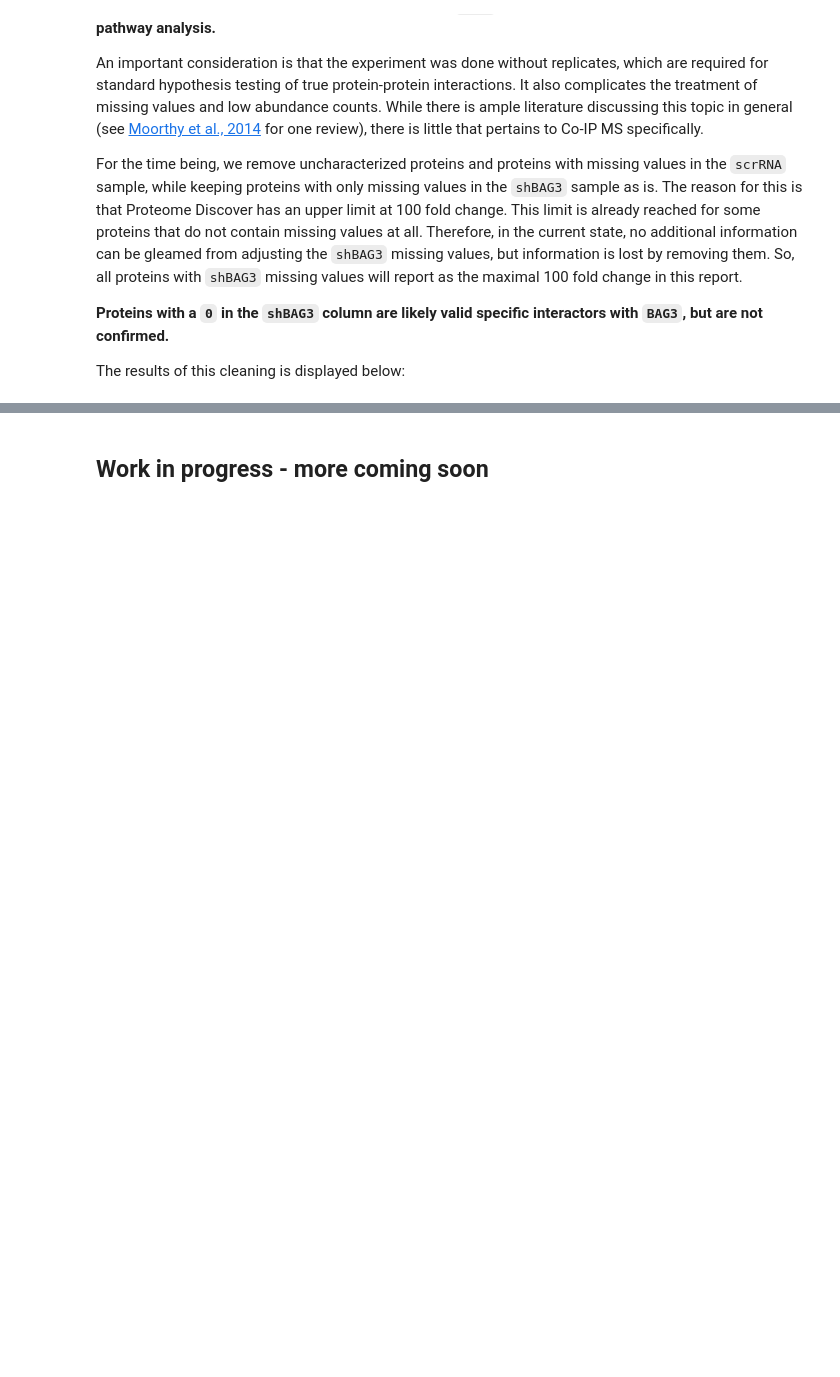
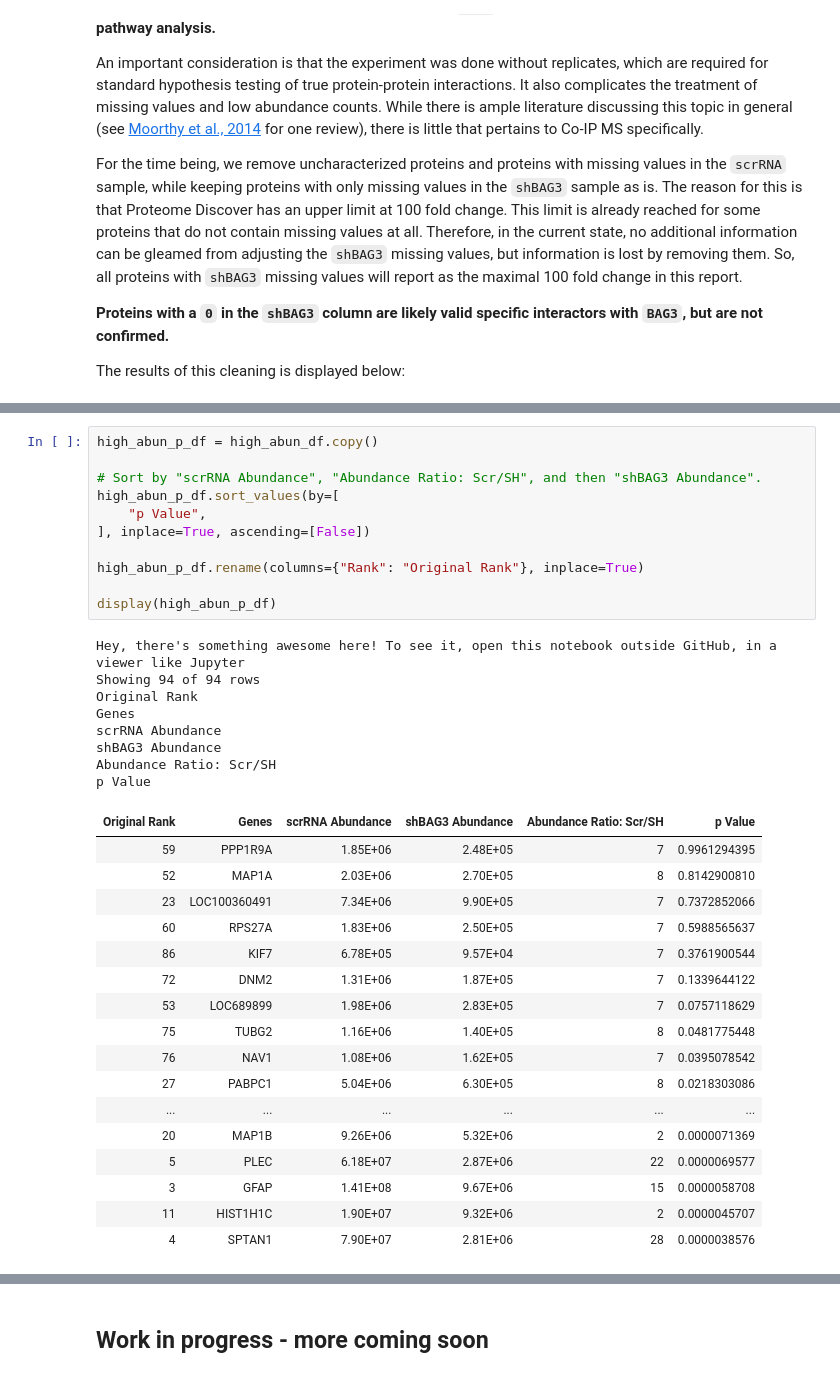
Before and after one commit to eturkes/bag3-co-ip, a Jupyter notebook: BAG3-co-ip/BAG3-co-ip.ipynb, the cells around one changed output, grey strips where cells are left out. Drawn from its saved outputs; the diff is of its cells as text; blank space fills up the shorter version.

```diff
--- a/BAG3-co-ip/BAG3-co-ip.ipynb
+++ b/BAG3-co-ip/BAG3-co-ip.ipynb
@@ -161,0 +240,37 @@ shBAG3 Abundance
+# %%
+high_abun_p_df = high_abun_df.copy()
+
+# Sort by "scrRNA Abundance", "Abundance Ratio: Scr/SH", and then "shBAG3 Abundance".
+high_abun_p_df.sort_values(by=[
+    "p Value",
+], inplace=True, ascending=[False])
+
+high_abun_p_df.rename(columns={"Rank": "Original Rank"}, inplace=True)
+
+display(high_abun_p_df)
+# %% [output]
+Hey, there's something awesome here! To see it, open this notebook outside GitHub, in a viewer like Jupyter
+Showing 94 of 94 rows
+Original Rank
+Genes
+scrRNA Abundance
+shBAG3 Abundance
+Abundance Ratio: Scr/SH
+p Value
+| Original Rank | Genes | scrRNA Abundance | shBAG3 Abundance | Abundance Ratio: Scr/SH | p Value |
+| 59 | PPP1R9A | 1.85E+06 | 2.48E+05 | 7 | 0.9961294395 |
+| 52 | MAP1A | 2.03E+06 | 2.70E+05 | 8 | 0.8142900810 |
+| 23 | LOC100360491 | 7.34E+06 | 9.90E+05 | 7 | 0.7372852066 |
+| 60 | RPS27A | 1.83E+06 | 2.50E+05 | 7 | 0.5988565637 |
+| 86 | KIF7 | 6.78E+05 | 9.57E+04 | 7 | 0.3761900544 |
+| 72 | DNM2 | 1.31E+06 | 1.87E+05 | 7 | 0.1339644122 |
+| 53 | LOC689899 | 1.98E+06 | 2.83E+05 | 7 | 0.0757118629 |
+| 75 | TUBG2 | 1.16E+06 | 1.40E+05 | 8 | 0.0481775448 |
+| 76 | NAV1 | 1.08E+06 | 1.62E+05 | 7 | 0.0395078542 |
+| 27 | PABPC1 | 5.04E+06 | 6.30E+05 | 8 | 0.0218303086 |
+| ... | ... | ... | ... | ... | ... |
+| 20 | MAP1B | 9.26E+06 | 5.32E+06 | 2 | 0.0000071369 |
+| 5 | PLEC | 6.18E+07 | 2.87E+06 | 22 | 0.0000069577 |
+| 3 | GFAP | 1.41E+08 | 9.67E+06 | 15 | 0.0000058708 |
+| 11 | HIST1H1C | 1.90E+07 | 9.32E+06 | 2 | 0.0000045707 |
+| 4 | SPTAN1 | 7.90E+07 | 2.81E+06 | 28 | 0.0000038576 |
```
Also changed, not shown: parts of 3 cells of this notebook.
